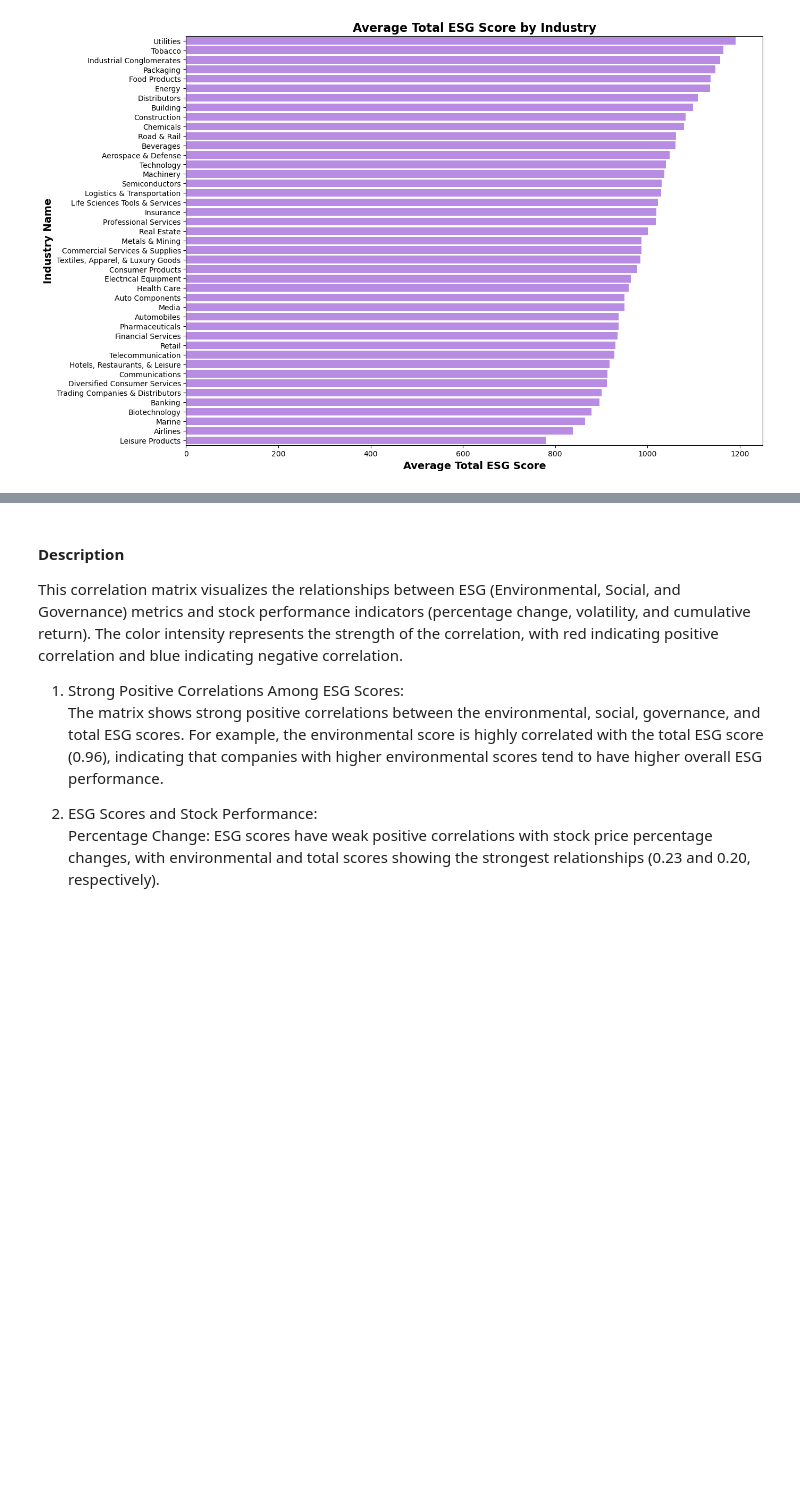
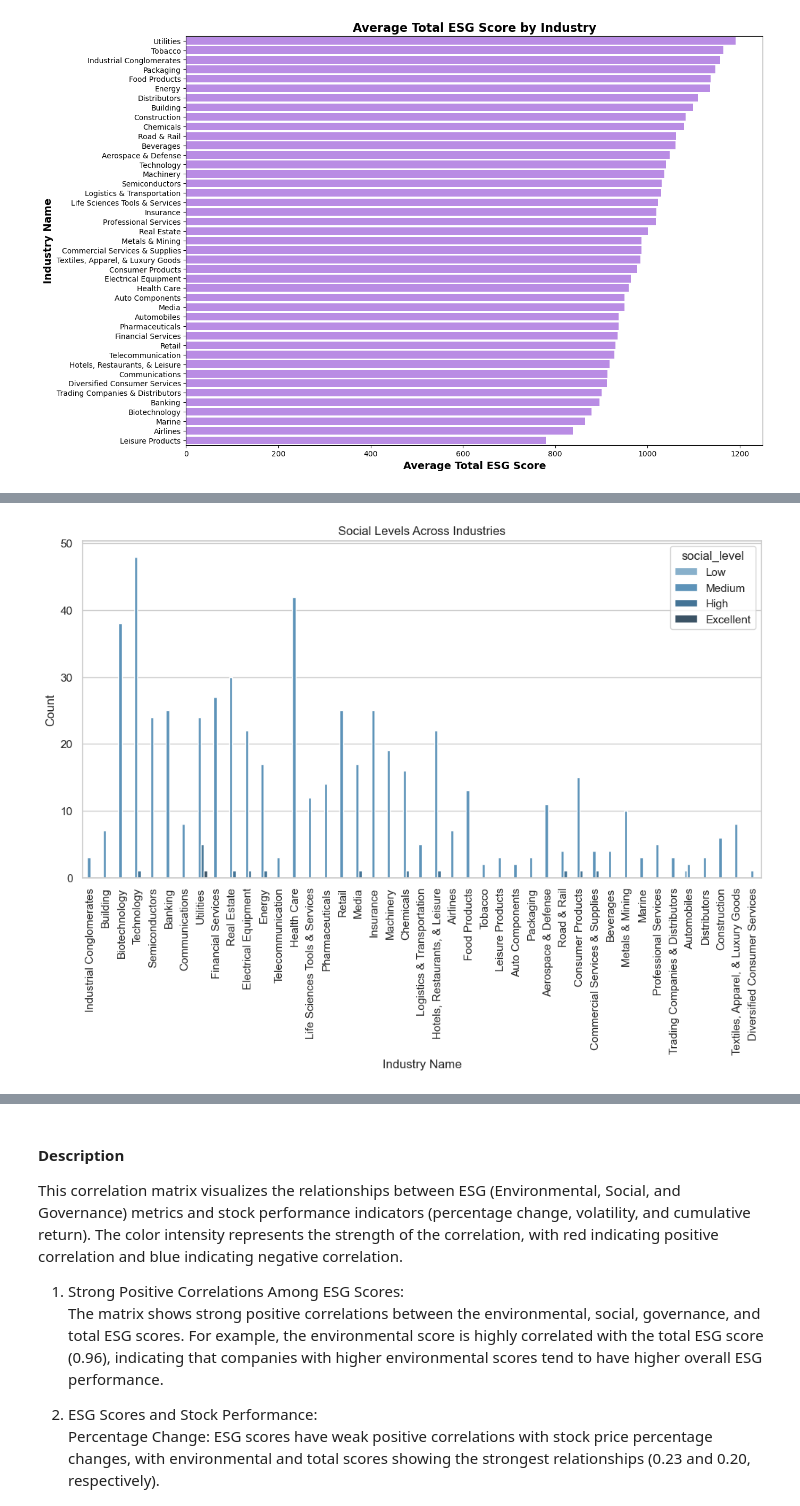
Before and after one commit to anushabishayee/info2950_finalproject, a Jupyter notebook: Phase2..ipynb, the cells around one changed output, grey strips where cells are left out. Saved outputs shown, nothing was run; the diff lists cells and outputs as text; code cells hidden in the pictures; blank space fills up the shorter version.

```diff
--- a/Phase2..ipynb
+++ b/Phase2..ipynb
@@ -794,0 +594,11 @@ max           737.499983    0.192400           7.375000
+# %%
+# Count plot for Social Level
+plt.figure(figsize = (12, 6))
+sns.countplot(data = merged_df, x = 'industry', hue = 'social_level', palette = 'Blues_d', hue_order = ['Low','Medium', 'High', 'Excellent'])
+plt.title('Social Levels Across Industries')
+plt.xticks(rotation = 90)
+plt.xlabel('Industry Name')
+plt.ylabel('Count')
+plt.show()
+# %% [output]
+[figure, added]
```
Also changed, not shown: parts of 70 cells of this notebook.
